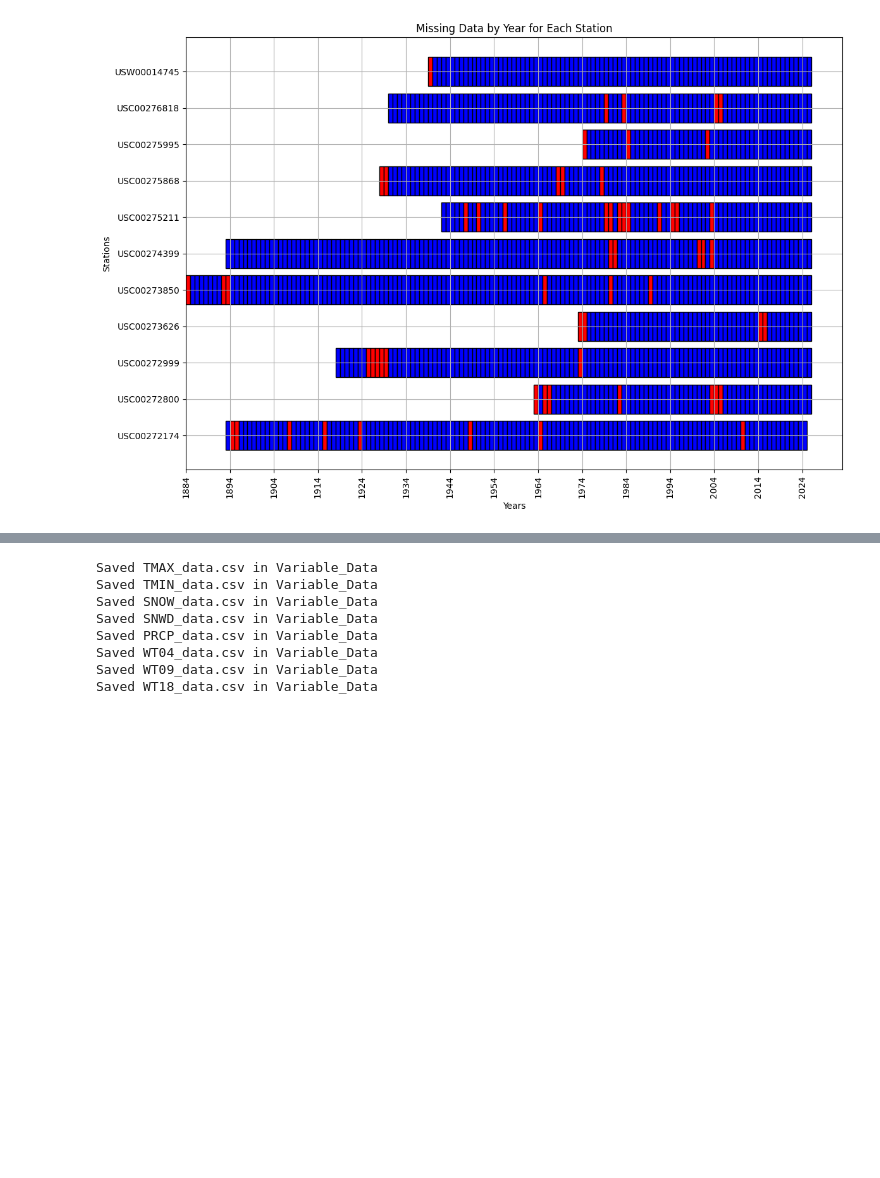
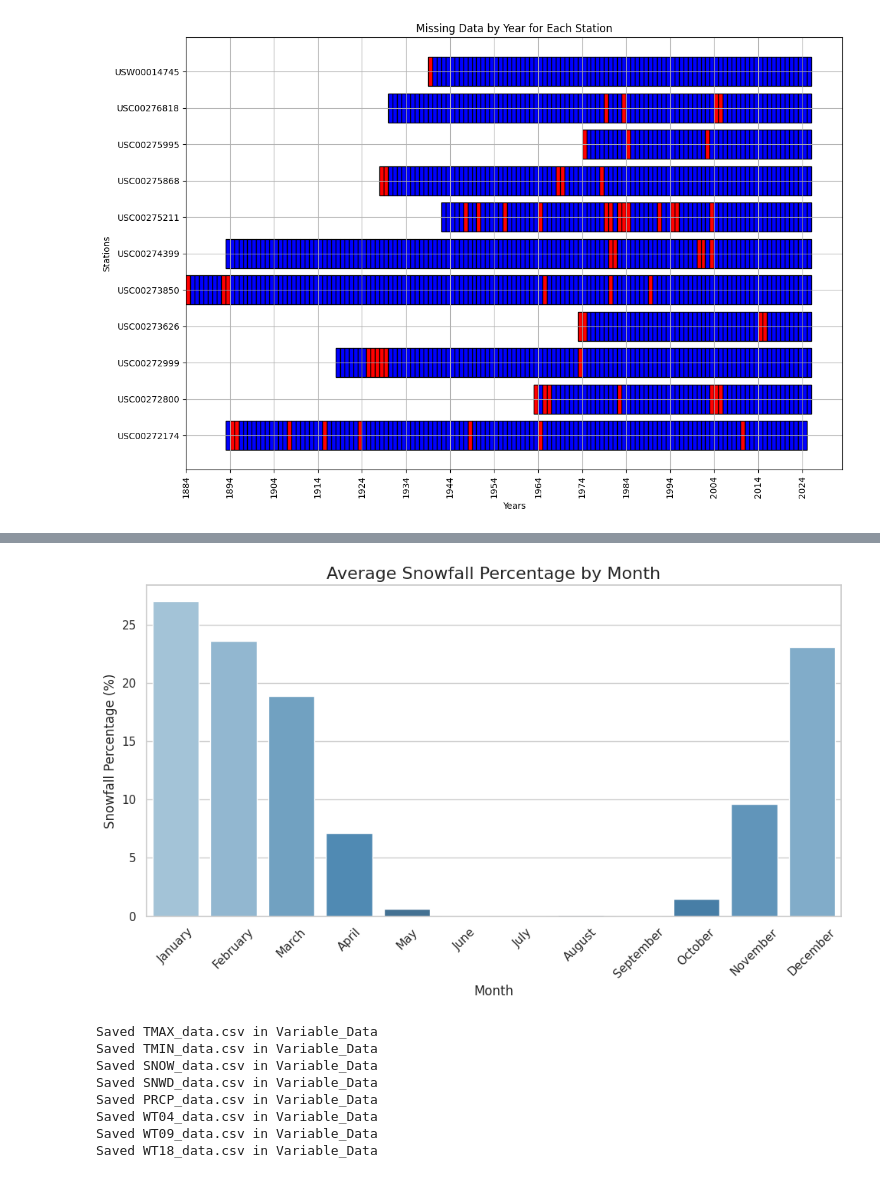
Before and after one commit to loki-k4/BlizzardX, a Jupyter notebook: project.ipynb, the cells around one changed output, grey strips where cells are left out. Drawn from its saved outputs; the diff is of its cells as text; code cells hidden in the pictures; blank space fills up the shorter version.

Commit message:
snow_percentage

```diff
--- a/project.ipynb
+++ b/project.ipynb
@@ -258,3 +311,46 @@ state_map
+# %%
+import matplotlib.pyplot as plt
+import seaborn as sns
+
+# Assuming monthly_snow_percentage_sorted is the DataFrame with the calculated snow percentages
+
+# If 'Month' is a string with month names, map to month numbers
+month_name_to_num = {
+    'January': 1, 'February': 2, 'March': 3, 'April': 4, 'May': 5, 'June': 6,
+    'July': 7, 'August': 8, 'September': 9, 'October': 10, 'November': 11, 'December': 12
+}
+
+# If the 'Month' is already numeric, skip this step
+if isinstance(monthly_snow_percentage_sorted['Month'].iloc[0], str):
+    monthly_snow_percentage_sorted['Month'] = monthly_snow_percentage_sorted['Month'].map(month_name_to_num)
+
+# Map numeric months to month names
+month_names = ['January', 'February', 'March', 'April', 'May', 'June', 'July', 'August', 'September', 'October', 'November', 'December']
+monthly_snow_percentage_sorted['Month'] = monthly_snow_percentage_sorted['Month'].apply(lambda x: month_names[x - 1])
+
+# Set the order of months to ensure they are in the correct chronological order
+month_order = ['January', 'February', 'March', 'April', 'May', 'June', 'July', 'August', 'September', 'October', 'November', 'December']
+
+# Set the visual style for the plot
+sns.set(style="whitegrid")
+
+# Create the bar plot with 'hue' set to 'Month' and 'legend' set to False to avoid the warning
+plt.figure(figsize=(10, 6))
+sns.barplot(x='Month', y='snow_percentage', data=monthly_snow_percentage_sorted, hue='Month', palette='Blues_d', order=month_order, legend=False)
+
+# Add title and labels
+plt.title('Average Snowfall Percentage by Month', fontsize=16)
+plt.xlabel('Month', fontsize=12)
+plt.ylabel('Snowfall Percentage (%)', fontsize=12)
+
+# Rotate x-axis labels for better readability
+plt.xticks(rotation=45)
+
+# Show the plot
+plt.tight_layout()
+plt.show()
+# %% [output]
+[figure, added]
 # %%
 def get_season(month):
     if month in [12, 1, 2]:
```
Also changed, not shown: parts of 3 cells of this notebook.
